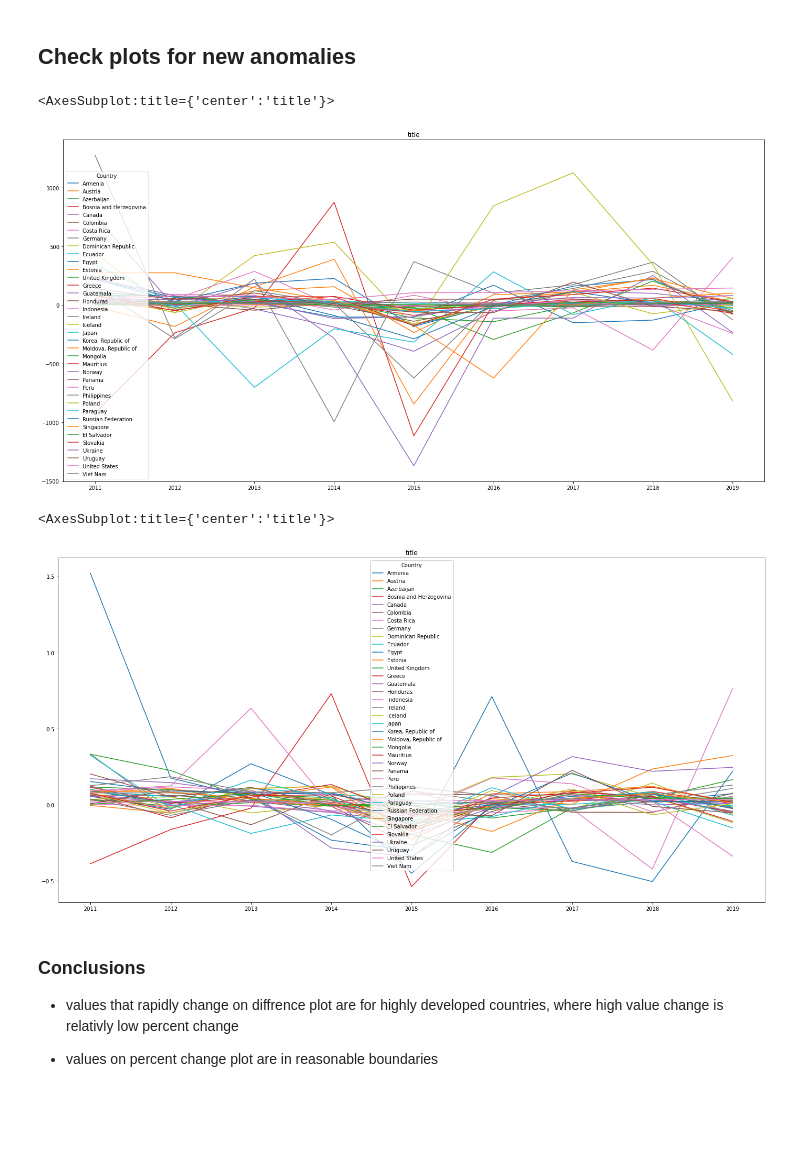
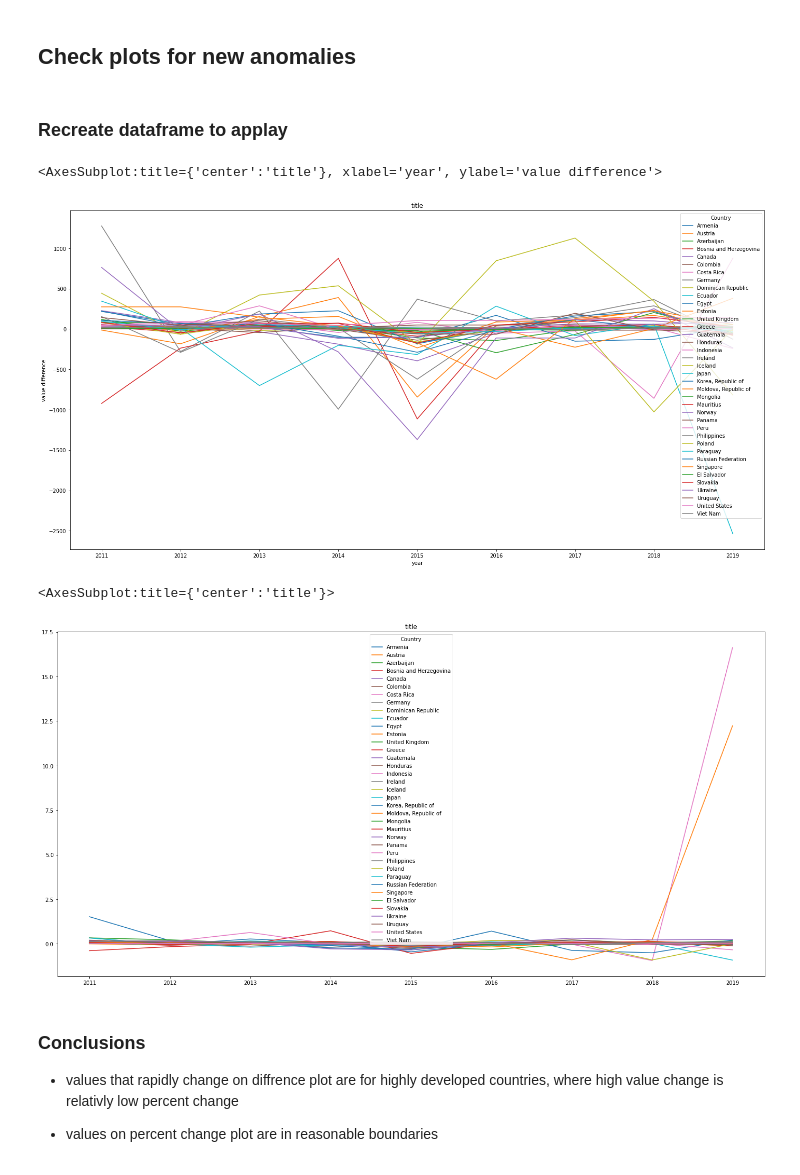
Before and after one commit to Vergenter/familyWealth, a Jupyter notebook: earnings_split_wrangling.ipynb, the cells around one changed output. Saved outputs shown, nothing was run; the diff lists cells and outputs as text; code cells hidden in the pictures; blank space fills up the shorter version.

```diff
--- a/earnings_split_wrangling.ipynb
+++ b/earnings_split_wrangling.ipynb
@@ -130,7 +133,8 @@ to_drop_statistically_different = [
     "L. Public administration and defence; compulsory social security",
     "N. Health and social work"
 ]
-merged_pd = merged_pd[~merged_pd.Field.isin(to_drop)]
-merged_pd = merged_pd[~merged_pd.Field.isin(to_drop_statistically_different)]
-merged_pd.Field.value_counts().plot.barh(figsize=(24,12),title="Histogram of fields data after clean up" )
+merged_pd = merged_pd.drop(index=to_drop,level=1)
+merged_pd = merged_pd.drop(index=to_drop_statistically_different,level=1)
+# merged_pd = merged_pd[~merged_pd.Field.isin(to_drop_statistically_different)]
+merged_pd.groupby(level=1).size().plot.barh(figsize=(24,20),title="Histogram of fields data",fontsize=20)
 # %% [output]
@@ -138,0 +145,4 @@ merged_pd.Field.value_counts().plot.barh(figsize=(24,12),title="Histogram of fie
+# %%
+print(merged_pd.shape)
+merged_pd = merged_pd.loc[merged_pd[merged_pd.index.get_level_values(1) == "Total"].index.get_level_values(0)] # drop mexico that has only manufacturing info
+print(merged_pd.shape)
@@ -141,7 +154,7 @@ merged_pd.Field.value_counts().plot.barh(figsize=(24,12),title="Histogram of fie
 # %% [markdown]
 ### Show all values in table
 # %%
-merged_total = merged_pd[merged_pd.Field.str.endswith('Total')].drop("Field", axis=1).set_index('Country')
+merged_total = merged_pd[merged_pd.index.map(lambda x: x[1]=="Total")].reset_index(level=1,drop=True)
 print(merged_total.shape)
 merged_total.head(50)
 # %% [output]
@@ -259,16 +281,17 @@ display(merged_pd[merged_pd.Country == "Costa Rica"].head())
 # %% [markdown]
 ## Check plots for new anomalies
+# %% [markdown]
+### Recreate dataframe to applay
 # %%
-merged_total = merged_pd[merged_pd.Field.str.endswith('Total')].drop("Field", axis=1).set_index('Country')
-merged_total.T.diff().plot(figsize=(24,12),title="title",legend=True)
+merged_total.T.diff().plot(figsize=(24,12),title="title",legend=True,ylabel="value difference",xlabel="year")
 # %% [output]
-<AxesSubplot:title={'center':'title'}>
+<AxesSubplot:title={'center':'title'}, xlabel='year', ylabel='value difference'>
-[figure, old version]
+[figure, new version]
 # %%
 merged_total.T.pct_change().plot(figsize=(24,12),title="title",legend=True)
 # %% [output]
 <AxesSubplot:title={'center':'title'}>
-[figure, old version]
+[figure, new version]
 # %% [markdown]
 ### Conclusions
 
```
Also changed, not shown: parts of 13 cells of this notebook, 5 other files.
